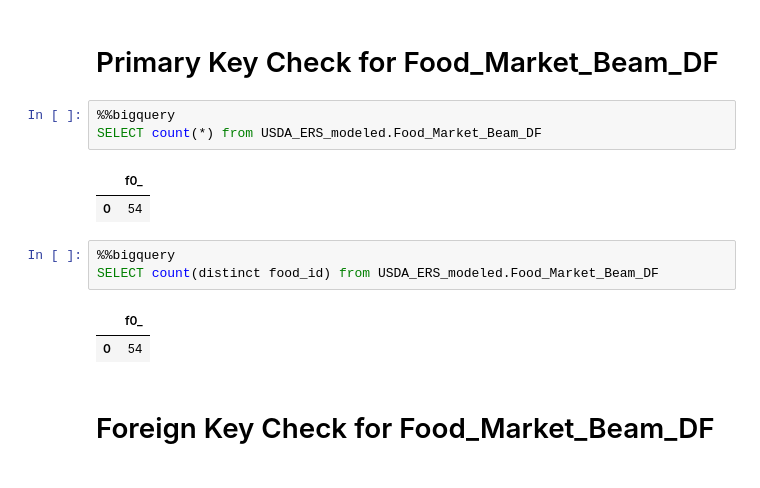
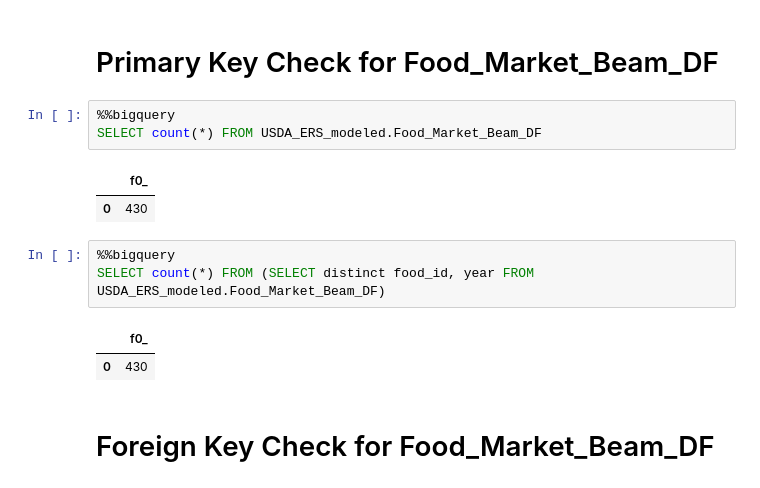
Before and after one commit to anarod1711/Bme-ase, a Jupyter notebook: USDA_ERS_modeled.ipynb, the cells around one changed output. Saved outputs shown, nothing was run; the diff lists cells and outputs as text.

```diff
--- a/USDA_ERS_modeled.ipynb
+++ b/USDA_ERS_modeled.ipynb
@@ -277,16 +248,16 @@ INFO:apache_beam.runners.dataflow.dataflow_runner:Job 2020-04-27_17_58_08-613124
 # Primary Key Check for Food_Market_Beam_DF
 # %%
 %%bigquery
-SELECT count(*) from USDA_ERS_modeled.Food_Market_Beam_DF
+SELECT count(*) FROM USDA_ERS_modeled.Food_Market_Beam_DF
 # %% [output]
 |  | f0_ |
-| 0 | 54 |
+| 0 | 430 |
 # %%
 %%bigquery
-SELECT count(distinct food_id) from USDA_ERS_modeled.Food_Market_Beam_DF
+SELECT count(*) FROM (SELECT distinct food_id, year FROM USDA_ERS_modeled.Food_Market_Beam_DF)
 # %% [output]
 |  | f0_ |
-| 0 | 54 |
+| 0 | 430 |
 # %% [markdown]
 # Foreign Key Check for Food_Market_Beam_DF
 # %%
```
Also changed, not shown: parts of 2 cells of this notebook, 5 other files.
